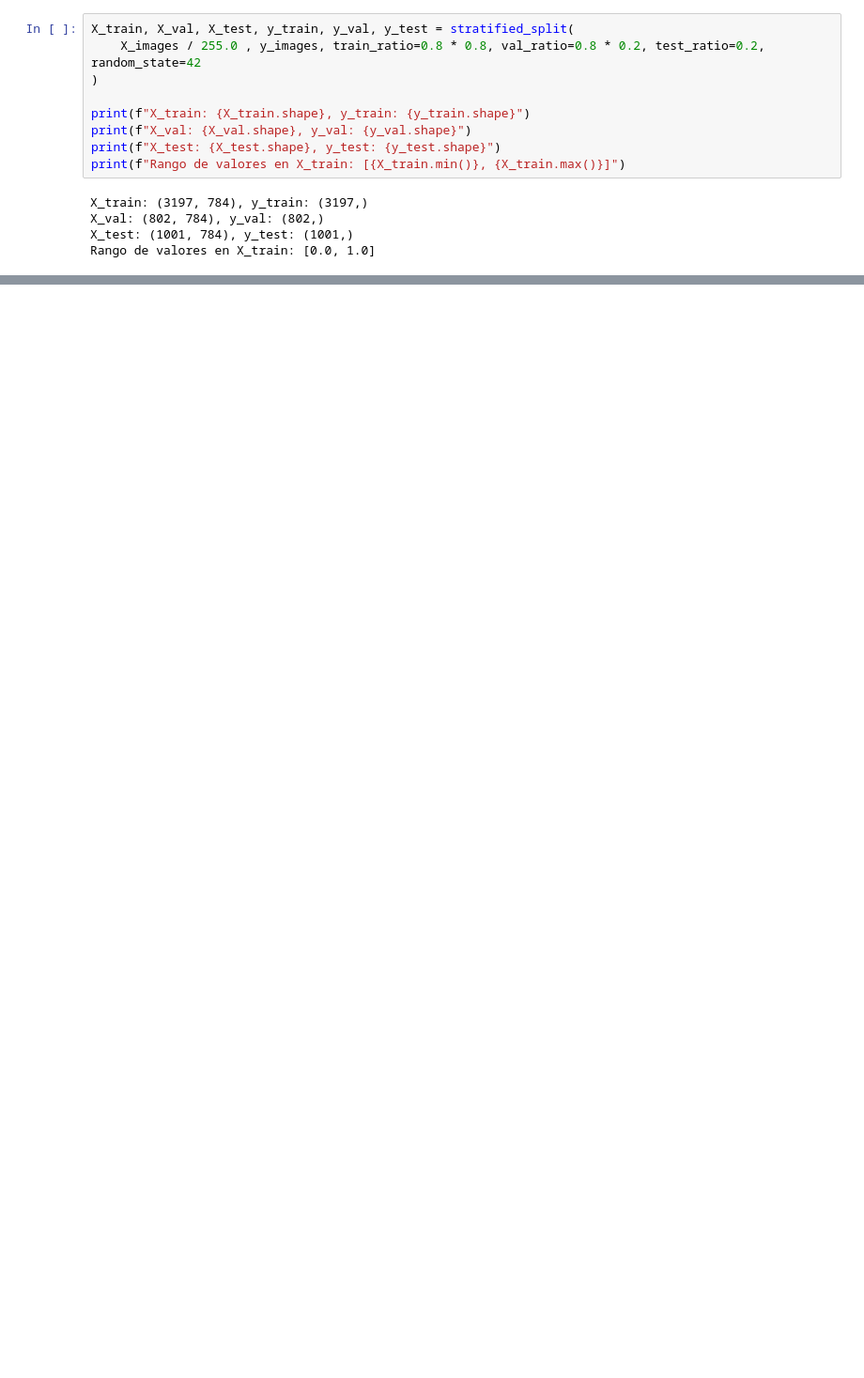
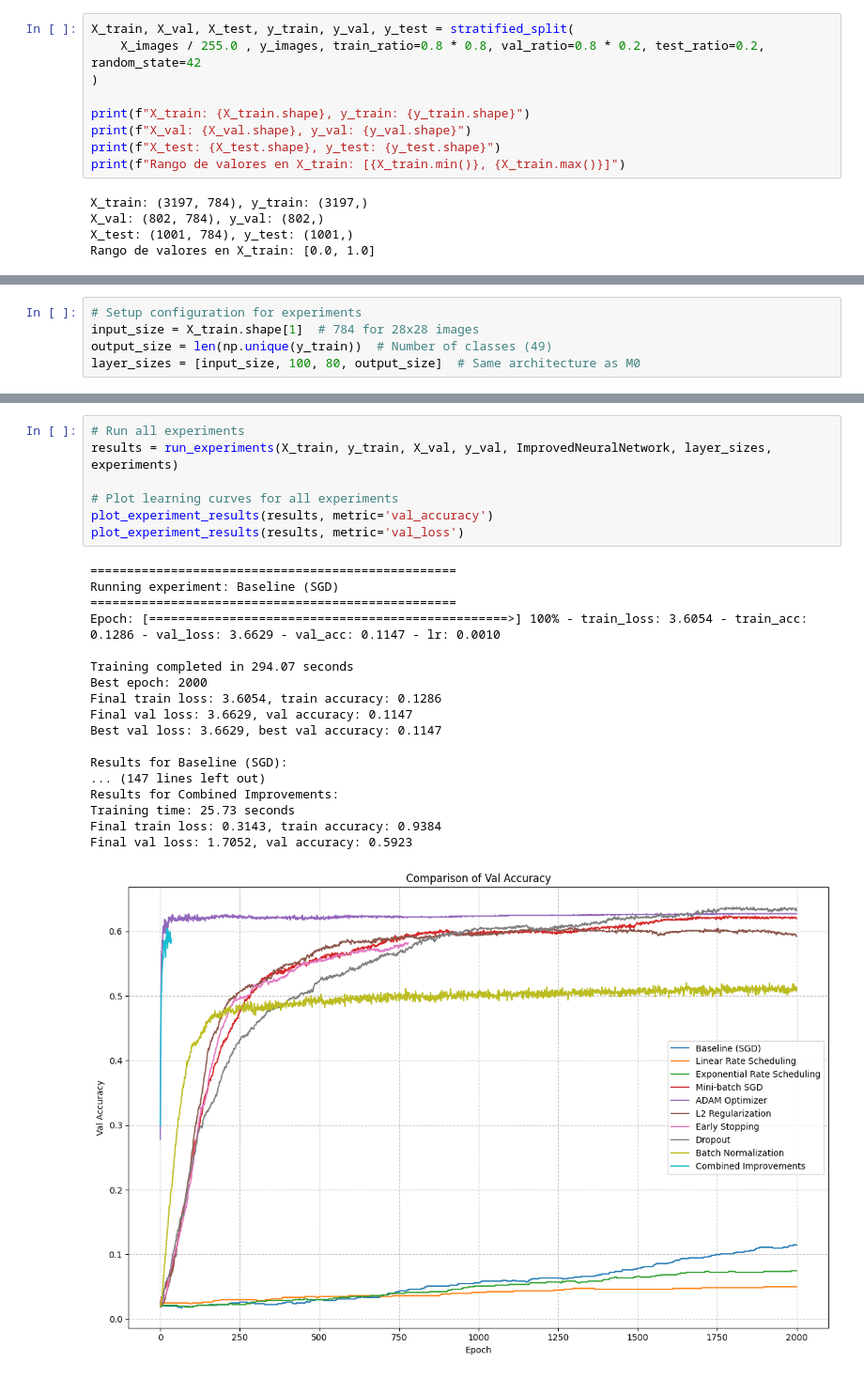
Before and after one commit to elianaostro/ML, a Jupyter notebook: Ostrovsky_Eliana_TP3/Ostrovsky_Eliana_Notebook_TP3.ipynb, the cells around one changed output, grey strips where cells are left out. Shown at 94% size. Cells and saved outputs as stored; diff of their text form; blank space fills up the shorter version.

```diff
--- a/Ostrovsky_Eliana_TP3/Ostrovsky_Eliana_Notebook_TP3.ipynb
+++ b/Ostrovsky_Eliana_TP3/Ostrovsky_Eliana_Notebook_TP3.ipynb
@@ -191,0 +215,5 @@ Validation Set - Accuracy: 0.0324, Cross-Entropy: 3.8930
+# %%
+# Setup configuration for experiments
+input_size = X_train.shape[1]  # 784 for 28x28 images
+output_size = len(np.unique(y_train))  # Number of classes (49)
+layer_sizes = [input_size, 100, 80, output_size]  # Same architecture as M0
@@ -191,0 +363,26 @@ Validation Set - Accuracy: 0.0324, Cross-Entropy: 3.8930
+# %%
+# Run all experiments
+results = run_experiments(X_train, y_train, X_val, y_val, ImprovedNeuralNetwork, layer_sizes, experiments)
+
+# Plot learning curves for all experiments
+plot_experiment_results(results, metric='val_accuracy')
+plot_experiment_results(results, metric='val_loss')
+# %% [output]
+==================================================
+Running experiment: Baseline (SGD)
+==================================================
+Epoch: [=================================================>] 100% - train_loss: 3.6054 - train_acc: 0.1286 - val_loss: 3.6629 - val_acc: 0.1147 - lr: 0.0010
+
+Training completed in 294.07 seconds
+Best epoch: 2000
+Final train loss: 3.6054, train accuracy: 0.1286
+Final val loss: 3.6629, val accuracy: 0.1147
+Best val loss: 3.6629, best val accuracy: 0.1147
+
+Results for Baseline (SGD):
+... (147 lines left out)
+Results for Combined Improvements:
+Training time: 25.73 seconds
+Final train loss: 0.3143, train accuracy: 0.9384
+Final val loss: 1.7052, val accuracy: 0.5923
+[figure, added]
```
Also changed, not shown: parts of 27 cells of this notebook, 8 other files.
